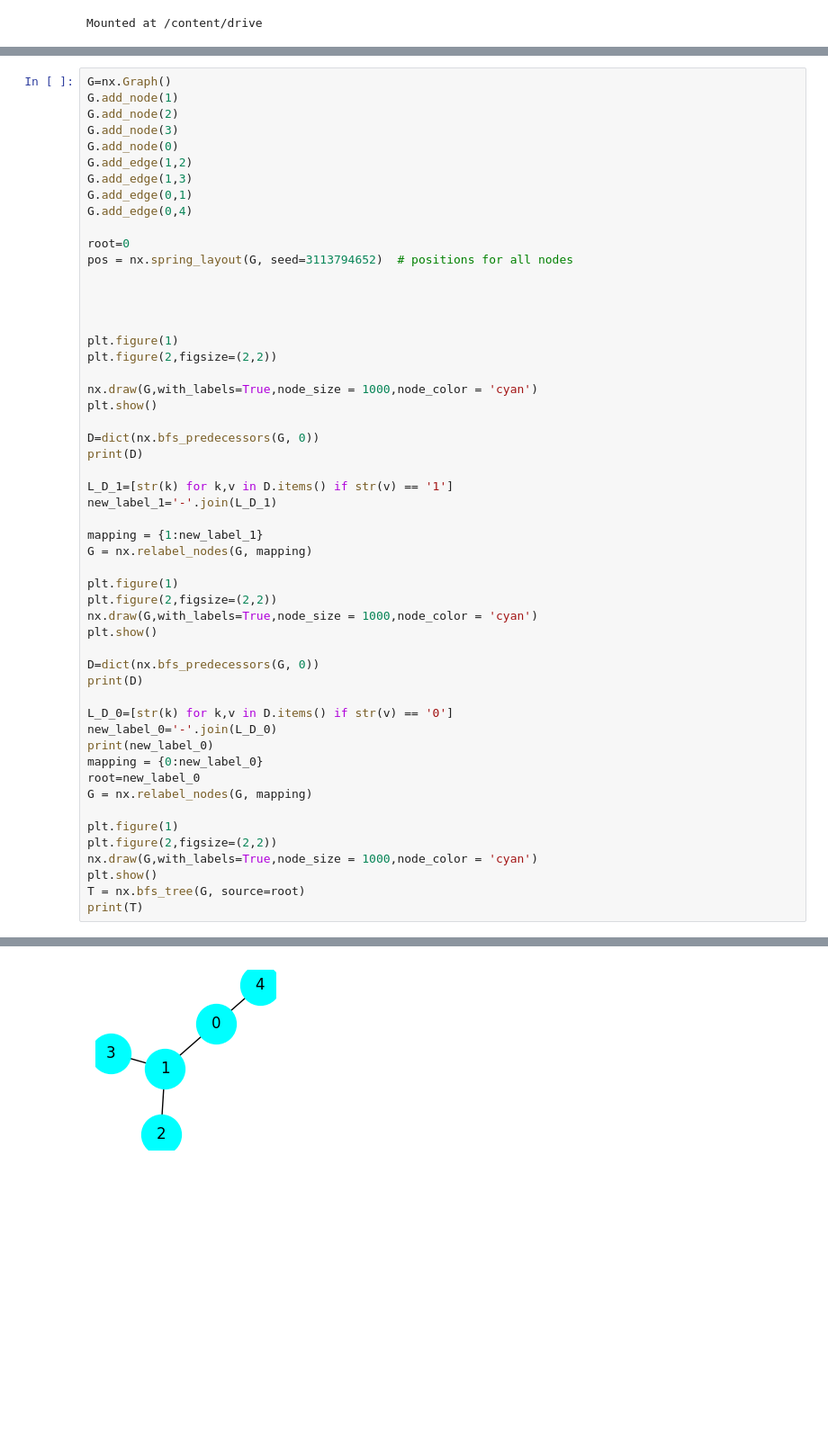
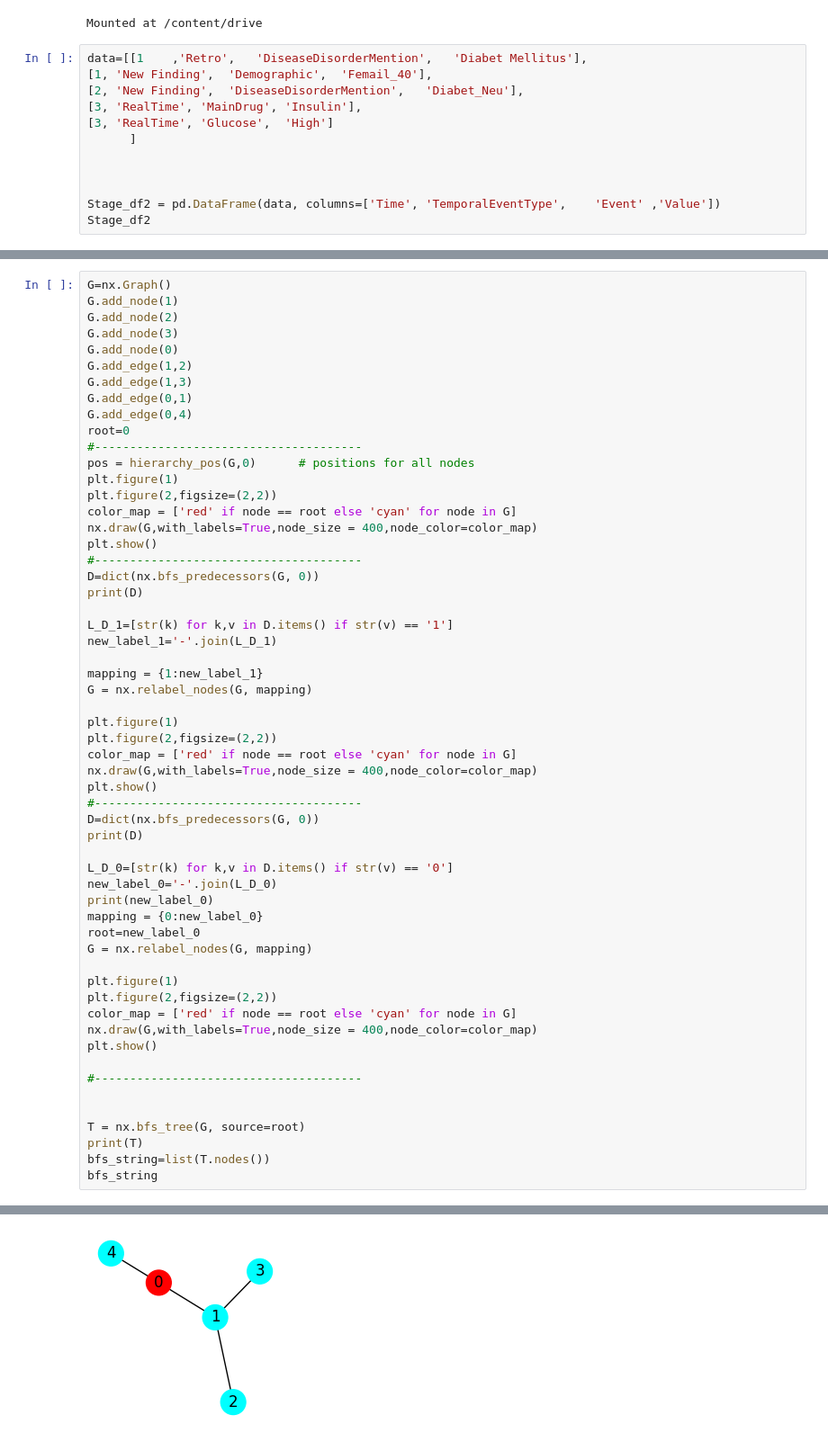
Before and after one commit to HodaMemar/Patient-Similarity-through-Representation, a Jupyter notebook: CreateTree_Relabeling.ipynb, the cells around one changed output, grey strips where cells are left out. Shown at 90% size. Drawn from its saved outputs; the diff is of its cells as text; blank space fills up the shorter version.

```diff
--- a/CreateTree_Relabeling.ipynb
+++ b/CreateTree_Relabeling.ipynb
@@ -26,3 +58,15 @@ from google.colab import drive
 drive.mount('/content/drive')
 # %% [output]
 Mounted at /content/drive
+# %%
+data=[[1	,'Retro',	'DiseaseDisorderMention',	'Diabet Mellitus'],
+[1,	'New Finding',	'Demographic',	'Femail_40'],
+[2,	'New Finding',	'DiseaseDisorderMention',	'Diabet_Neu'],
+[3,	'RealTime',	'MainDrug',	'Insulin'],
+[3,	'RealTime',	'Glucose',	'High']
+      ]
+
+
+
+Stage_df2 = pd.DataFrame(data, columns=['Time',	'TemporalEventType',	'Event'	,'Value'])
+Stage_df2
@@ -276,51 +303,55 @@ G.add_edge(1,2)
 G.add_edge(1,3)
 G.add_edge(0,1)
 G.add_edge(0,4)
-
 root=0
-pos = nx.spring_layout(G, seed=3113794652)  # positions for all nodes
-
-
-
-
+#--------------------------------------
+pos = hierarchy_pos(G,0)      # positions for all nodes
 plt.figure(1)
 plt.figure(2,figsize=(2,2))
-
-nx.draw(G,with_labels=True,node_size = 1000,node_color = 'cyan')
+color_map = ['red' if node == root else 'cyan' for node in G]
+nx.draw(G,with_labels=True,node_size = 400,node_color=color_map)
 plt.show()
-
+#--------------------------------------
 D=dict(nx.bfs_predecessors(G, 0))
 print(D)
 
 L_D_1=[str(k) for k,v in D.items() if str(v) == '1']
 new_label_1='-'.join(L_D_1)
 
 mapping = {1:new_label_1}
 G = nx.relabel_nodes(G, mapping)
 
 plt.figure(1)
 plt.figure(2,figsize=(2,2))
-nx.draw(G,with_labels=True,node_size = 1000,node_color = 'cyan')
+color_map = ['red' if node == root else 'cyan' for node in G]
+nx.draw(G,with_labels=True,node_size = 400,node_color=color_map)
 plt.show()
-
+#--------------------------------------
 D=dict(nx.bfs_predecessors(G, 0))
 print(D)
 
 L_D_0=[str(k) for k,v in D.items() if str(v) == '0']
 new_label_0='-'.join(L_D_0)
 print(new_label_0)
 mapping = {0:new_label_0}
 root=new_label_0
 G = nx.relabel_nodes(G, mapping)
 
 plt.figure(1)
 plt.figure(2,figsize=(2,2))
-nx.draw(G,with_labels=True,node_size = 1000,node_color = 'cyan')
+color_map = ['red' if node == root else 'cyan' for node in G]
+nx.draw(G,with_labels=True,node_size = 400,node_color=color_map)
 plt.show()
+
+#--------------------------------------
+
+
 T = nx.bfs_tree(G, source=root)
 print(T)
+bfs_string=list(T.nodes())
+bfs_string
 # %% [output]
 <Figure size 640x480 with 0 Axes>
-[figure, old version]
+[figure, new version]
 {1: 0, 4: 0, 2: 1, 3: 1}
 <Figure size 640x480 with 0 Axes>
```
Also changed, not shown: parts of 24 cells of this notebook.
